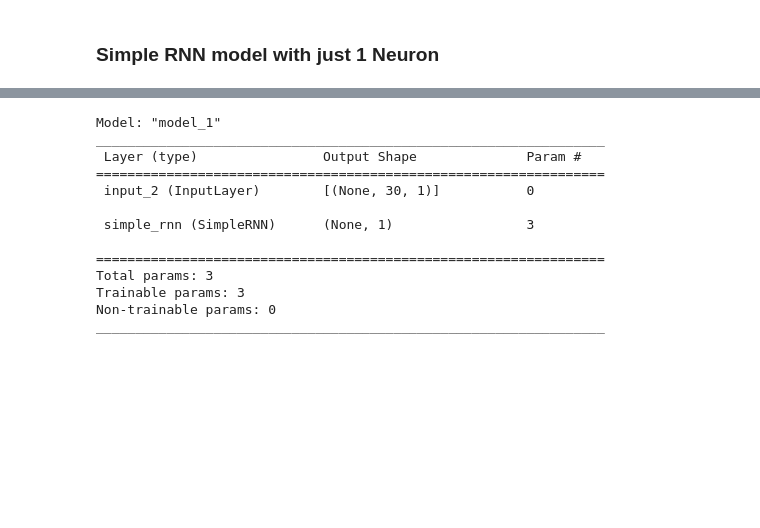
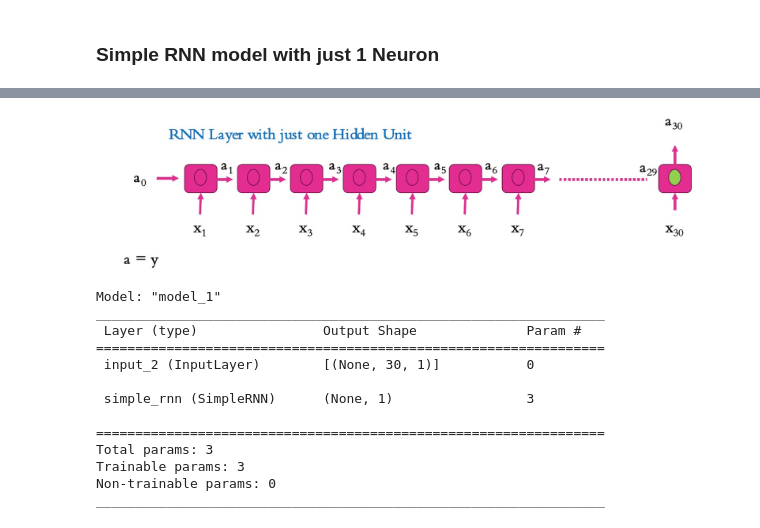
Before and after one commit to DrSridharPalle/Course-1-Deep-Learning-Mastery-Build-Your-AI-Foundation, a Jupyter notebook: Section8-DL-TimeSeries/TimeSeries Forecasting - Seattle Bicycle data.ipynb, the cells around one changed output, grey strips where cells are left out. Saved outputs shown, nothing was run; the diff lists cells and outputs as text; code cells hidden in the pictures; blank space fills up the shorter version.

```diff
--- a/Section8-DL-TimeSeries/TimeSeries Forecasting - Seattle Bicycle data.ipynb
+++ b/Section8-DL-TimeSeries/TimeSeries Forecasting - Seattle Bicycle data.ipynb
@@ -491,3 +511,7 @@ tf.random.set_seed(42)
+# %%
+display(Image("./images/rnn_1unit.jpg" , width=800))
+# %% [output]
+[figure, added]
 # %%
 def model_simple_rnn():
     inputs = keras.Input(shape = (30,1)) # Define Input shape (timesteps, input_features).
```
Also changed, not shown: parts of 12 cells of this notebook.
